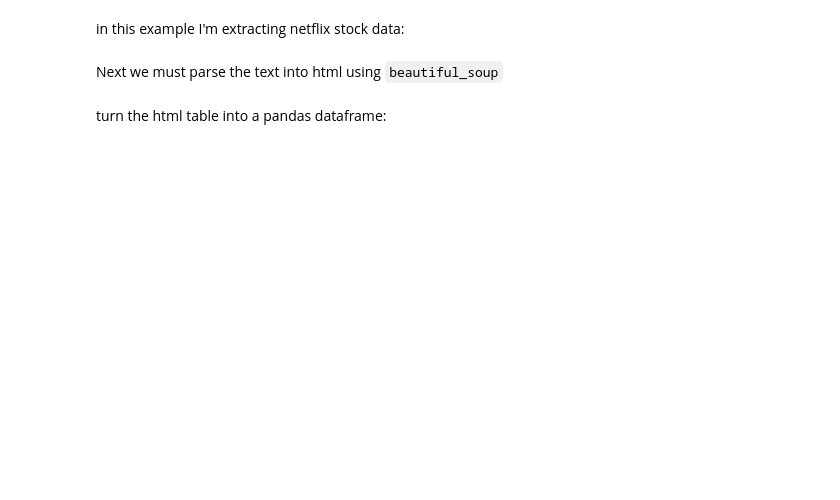
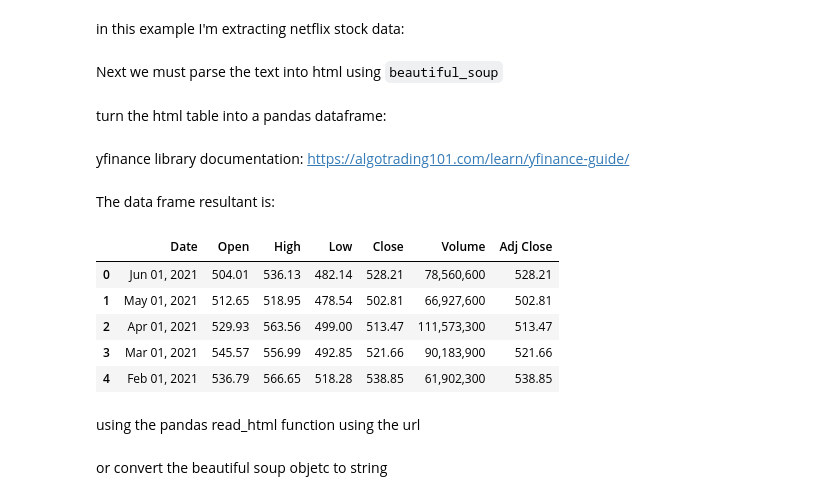
Before and after one commit to A01633793/IBM-data-science-certificate, a Jupyter notebook: Python_for_data_science/Stocks_analysis(draft).ipynb, the cells around one changed output. Cells and saved outputs as stored; diff of their text form; code cells hidden in the pictures; blank space fills up the shorter version.

```diff
--- a/Python_for_data_science/Stocks_analysis(draft).ipynb
+++ b/Python_for_data_science/Stocks_analysis(draft).ipynb
@@ -212,3 +205,18 @@ for row in soup.find("tbody").find_all('tr'):
 
     # Finally we append the data of each row to the table
     netflix_data = netflix_data.append({"Date":date, "Open":Open, "High":high, "Low":low, "Close":close, "Adj Close":adj_close, "Volume":volume}, ignore_index=True)
+# %% [markdown]
+yfinance library documentation: https://algotrading101.com/learn/yfinance-guide/
+# %% [markdown]
+The data frame resultant is:
+# %%
+netflix_data.head()
+# %% [output]
+|  | Date | Open | High | Low | Close | Volume | Adj Close |
+| 0 | Jun 01, 2021 | 504.01 | 536.13 | 482.14 | 528.21 | 78,560,600 | 528.21 |
+| 1 | May 01, 2021 | 512.65 | 518.95 | 478.54 | 502.81 | 66,927,600 | 502.81 |
+| 2 | Apr 01, 2021 | 529.93 | 563.56 | 499.00 | 513.47 | 111,573,300 | 513.47 |
+| 3 | Mar 01, 2021 | 545.57 | 556.99 | 492.85 | 521.66 | 90,183,900 | 521.66 |
+| 4 | Feb 01, 2021 | 536.79 | 566.65 | 518.28 | 538.85 | 61,902,300 | 538.85 |
+# %% [markdown]
+using the pandas read_html function using the url
@@ -214,0 +225,2 @@ for row in soup.find("tbody").find_all('tr'):
+# %% [markdown]
+or convert the beautiful soup objetc to string
```
Also changed, not shown: parts of 18 cells of this notebook, 4 other files.
